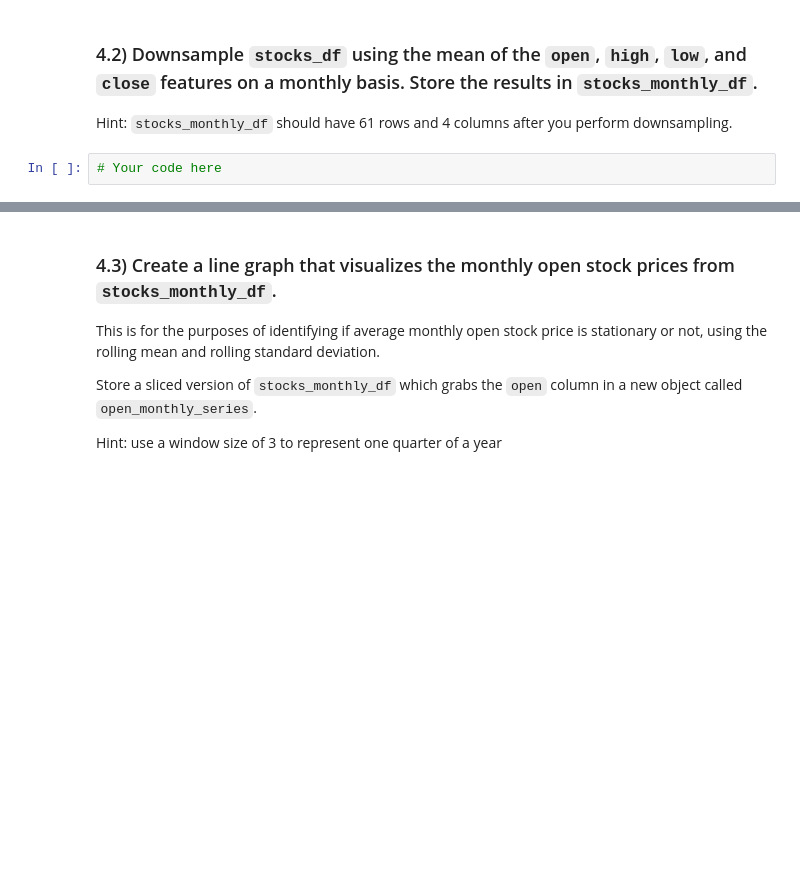
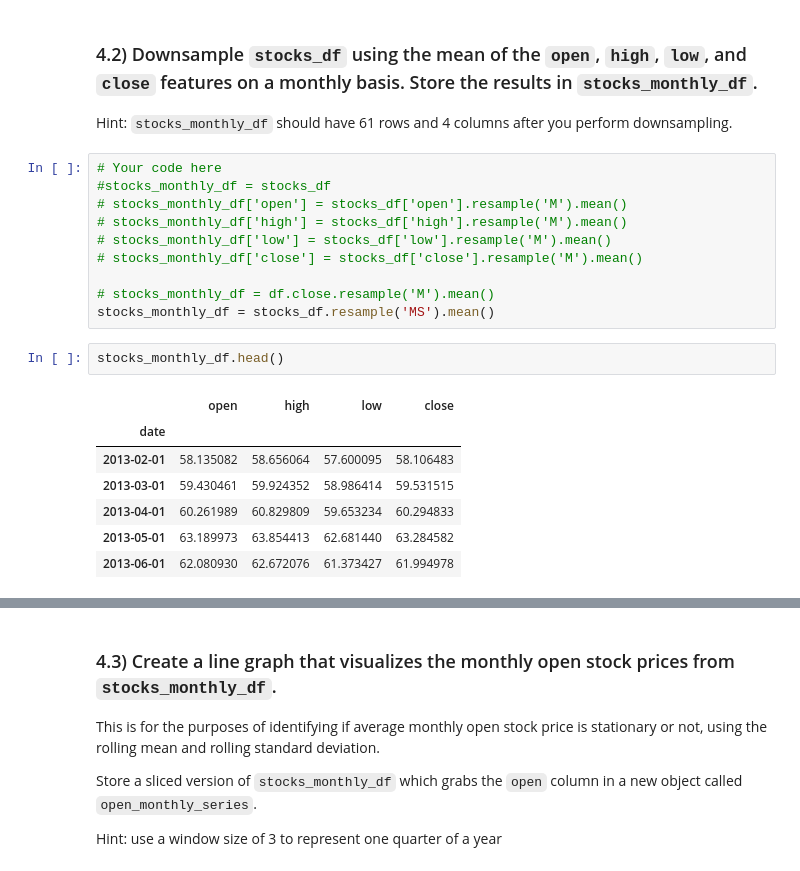
Before and after one commit to learn-co-students/module-4-code-challenge-round-1-nyc-ds-033020-mod-4-code-challenge-1591883766, a Jupyter notebook: index.ipynb, the cells around one changed output, grey strips where cells are left out. Drawn from its saved outputs; the diff is of its cells as text; blank space fills up the shorter version.

```diff
--- a/index.ipynb
+++ b/index.ipynb
@@ -390,8 +472,26 @@ Be sure that the `date` index of `stocks_df` is in the format: YYYY-MM-DD (shoul
 ### 4.2) Downsample `stocks_df` using the mean of the `open`, `high`, `low`, and `close` features on a monthly basis. Store the results in `stocks_monthly_df`.
 
 Hint: `stocks_monthly_df` should have 61 rows and 4 columns after you perform downsampling.
-# %%
-# Your code here
+# %%
+# Your code here
+#stocks_monthly_df = stocks_df
+# stocks_monthly_df['open'] = stocks_df['open'].resample('M').mean()
+# stocks_monthly_df['high'] = stocks_df['high'].resample('M').mean()
+# stocks_monthly_df['low'] = stocks_df['low'].resample('M').mean()
+# stocks_monthly_df['close'] = stocks_df['close'].resample('M').mean()
+
+# stocks_monthly_df = df.close.resample('M').mean()
+stocks_monthly_df = stocks_df.resample('MS').mean()
+# %%
+stocks_monthly_df.head()
+# %% [output]
+|  | open | high | low | close |
+| date |  |  |  |  |
+| 2013-02-01 | 58.135082 | 58.656064 | 57.600095 | 58.106483 |
+| 2013-03-01 | 59.430461 | 59.924352 | 58.986414 | 59.531515 |
+| 2013-04-01 | 60.261989 | 60.829809 | 59.653234 | 60.294833 |
+| 2013-05-01 | 63.189973 | 63.854413 | 62.681440 | 63.284582 |
+| 2013-06-01 | 62.080930 | 62.672076 | 61.373427 | 61.994978 |
 # %%
 # Run this cell without changes
 stocks_monthly_df.shape
```
Also changed, not shown: parts of 22 cells of this notebook.
